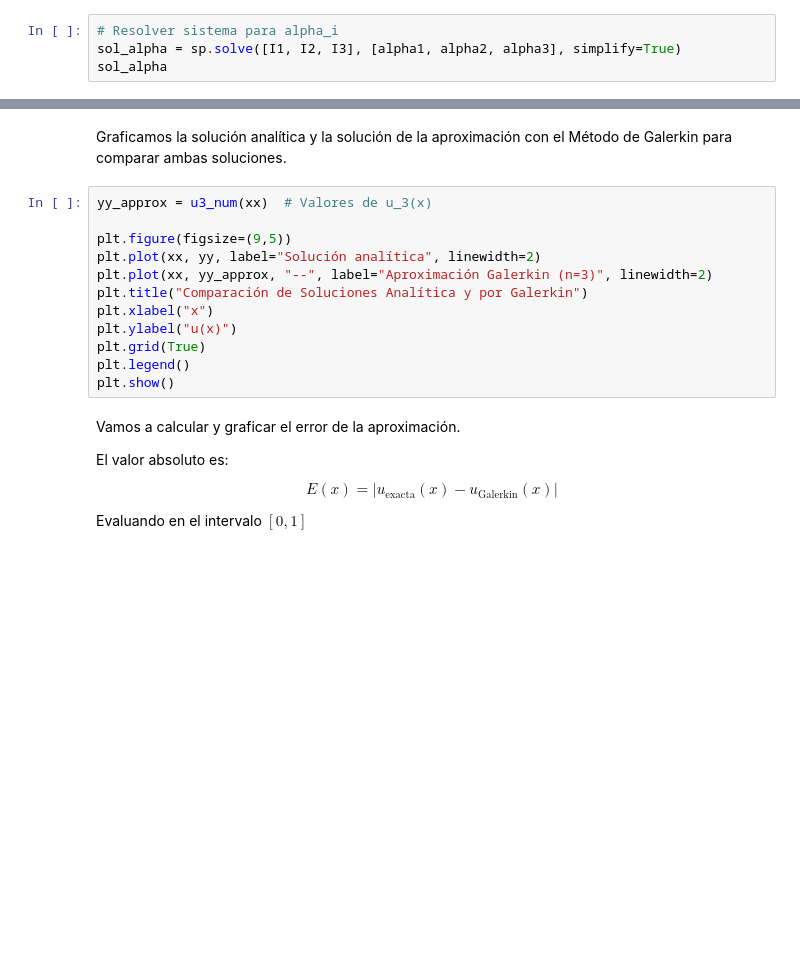
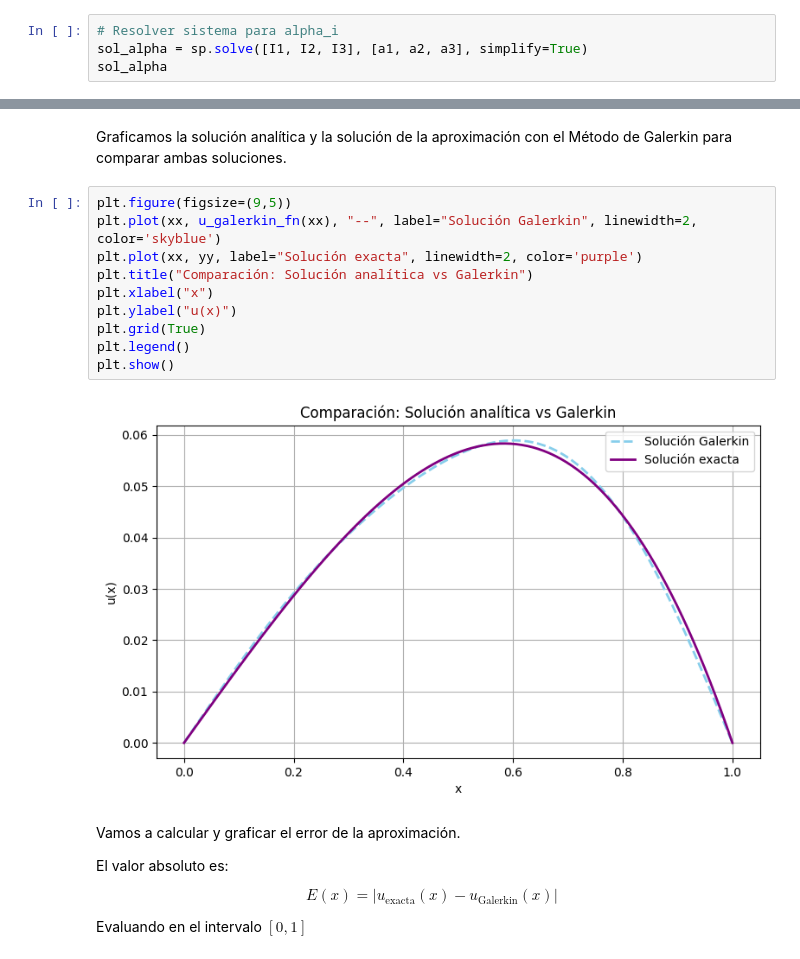
Before and after one commit to vanecornejo/EDP-II, a Jupyter notebook: Método de Galerkin.ipynb, the cells around one changed output, grey strips where cells are left out. Cells and saved outputs as stored; diff of their text form; blank space fills up the shorter version.

```diff
--- a/Método de Galerkin.ipynb
+++ b/Método de Galerkin.ipynb
@@ -105,6 +105,6 @@ I2 = sp.integrate(R*sp.sin(2*sp.pi*x), (x,0,1))
 I3 = sp.integrate(R*sp.sin(3*sp.pi*x), (x,0,1))
 # %%
 # Resolver sistema para alpha_i
-sol_alpha = sp.solve([I1, I2, I3], [alpha1, alpha2, alpha3], simplify=True)
+sol_alpha = sp.solve([I1, I2, I3], [a1, a2, a3], simplify=True)
 sol_alpha
 # %% [output]
@@ -116,17 +116,17 @@ u_galerkin_fn = sp.lambdify(x, u_galerkin, "numpy")
 # %% [markdown]
 Graficamos la solución analítica y la solución de la aproximación con el Método de Galerkin para comparar ambas soluciones.
 # %%
-yy_approx = u3_num(xx)  # Valores de u_3(x)
-
 plt.figure(figsize=(9,5))
-plt.plot(xx, yy, label="Solución analítica", linewidth=2)
-plt.plot(xx, yy_approx, "--", label="Aproximación Galerkin (n=3)", linewidth=2)
-plt.title("Comparación de Soluciones Analítica y por Galerkin")
+plt.plot(xx, u_galerkin_fn(xx), "--", label="Solución Galerkin", linewidth=2, color='skyblue')
+plt.plot(xx, yy, label="Solución exacta", linewidth=2, color='purple')
+plt.title("Comparación: Solución analítica vs Galerkin")
 plt.xlabel("x")
 plt.ylabel("u(x)")
 plt.grid(True)
 plt.legend()
 plt.show()
+# %% [output]
+[figure, added]
 # %% [markdown]
 Vamos a calcular y graficar el error de la aproximación.
 
```
Also changed, not shown: parts of 7 cells of this notebook.
